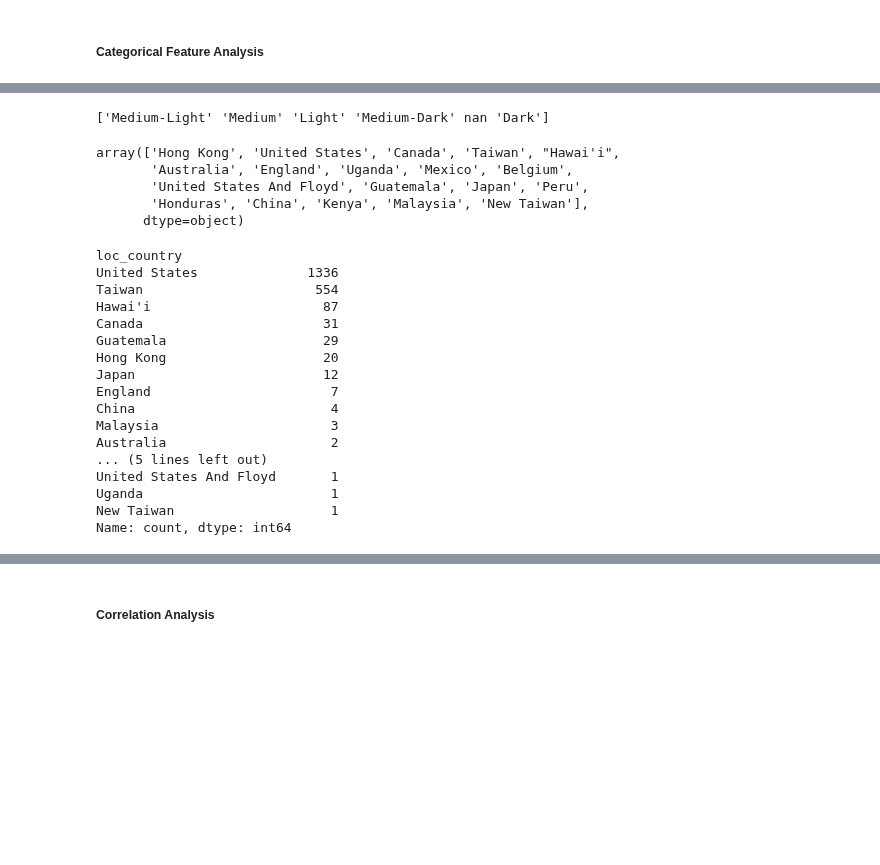
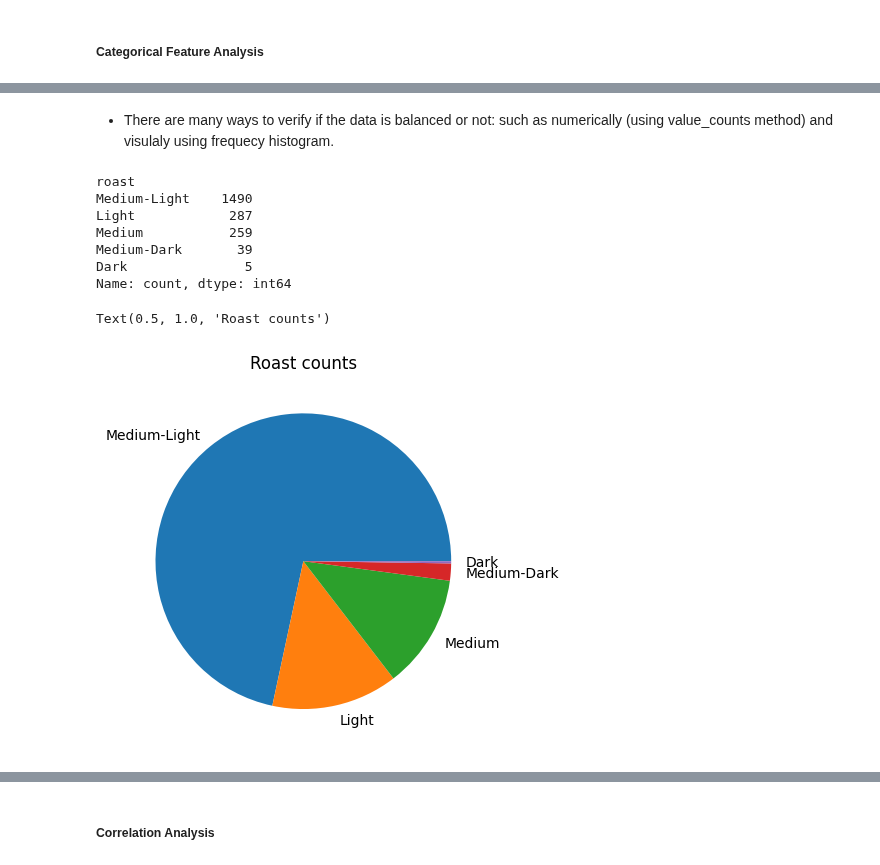
Before and after one commit to sondosaabed/SP.TOP-Data-Science-and-Analytics, a Jupyter notebook: Assignments/A4/1190652_A4.ipynb, the cells around one changed output, grey strips where cells are left out. Drawn from its saved outputs; the diff is of its cells as text; code cells hidden in the pictures; blank space fills up the shorter version.

```diff
--- a/Assignments/A4/1190652_A4.ipynb
+++ b/Assignments/A4/1190652_A4.ipynb
@@ -242,9 +290,9 @@ def get_data_byType(df):
 def handle_date(df):
     """
     Args:
-        df (pd.Dataframe):
+        df (pd.Dataframe): dataframe with high date cardenality
     Returns:
-        df (pd.Dataframe):
+        df (pd.Dataframe): with two new colmns, and dropped date
     """
     df['review_date'] = pd.to_datetime(df['review_date'])
     df['review_year'] = df['review_date'].dt.year
@@ -352,5 +373,0 @@ Name: count, dtype: int64
-# %%
-print(df['roast'].unique())
-roast_dict = {'Medium-Light':2, 'Medium':3, 'Light':1, 'Medium-Dark':4, 'nan':0, 'Dark':5}
-# %% [output]
-['Medium-Light' 'Medium' 'Light' 'Medium-Dark' nan 'Dark']
@@ -364,28 +374,17 @@ def handle_roast_to_numerical(df, roast_dict):
-# %%
-df['loc_country'].unique()
-# %% [output]
-array(['Hong Kong', 'United States', 'Canada', 'Taiwan', "Hawai'i",
-       'Australia', 'England', 'Uganda', 'Mexico', 'Belgium',
-       'United States And Floyd', 'Guatemala', 'Japan', 'Peru',
-       'Honduras', 'China', 'Kenya', 'Malaysia', 'New Taiwan'],
-      dtype=object)
-# %%
-df['loc_country'].value_counts()
-# %% [output]
-loc_country
-United States              1336
-Taiwan                      554
-Hawai'i                      87
-Canada                       31
-Guatemala                    29
-Hong Kong                    20
-Japan                        12
-England                       7
-China                         4
-Malaysia                      3
-Australia                     2
-... (5 lines left out)
-United States And Floyd       1
-Uganda                        1
-New Taiwan                    1
-Name: count, dtype: int64
+# %% [markdown]
+- There are many ways to verify if the data is balanced or not: such as numerically (using value_counts method) and visulaly using frequecy histogram.
+# %%
+roast_counts = df['roast'].value_counts()
+print(roast_counts)
+plt.pie(roast_counts, labels=['Medium-Light', 'Light','Medium', 'Medium-Dark', 'Dark']) # labels are obtained using .unique()
+plt.title("Roast counts")
+# %% [output]
+roast
+Medium-Light    1490
+Light            287
+Medium           259
+Medium-Dark       39
+Dark               5
+Name: count, dtype: int64
+Text(0.5, 1.0, 'Roast counts')
+[figure, added]
```
Also changed, not shown: parts of 44 cells of this notebook.
